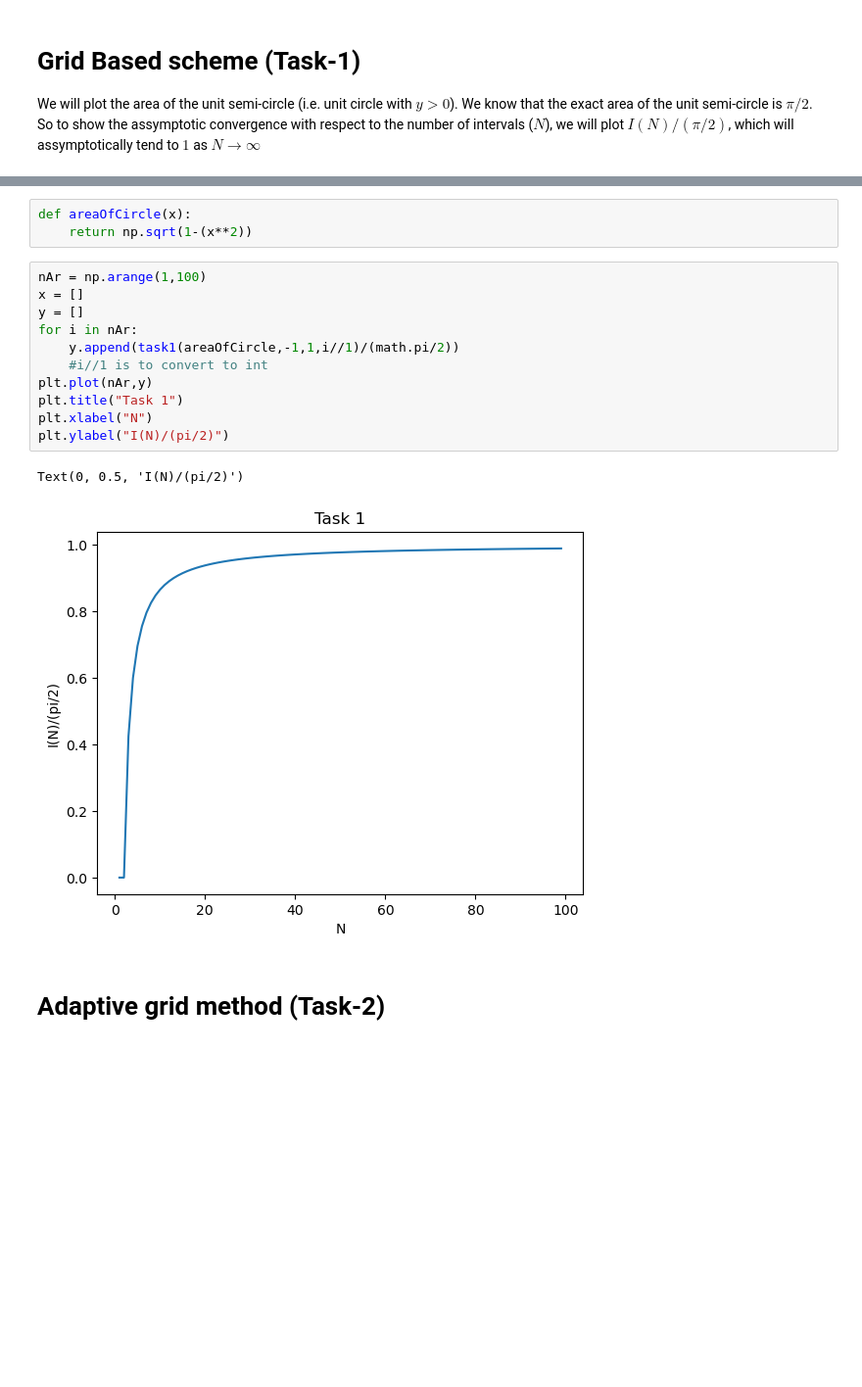
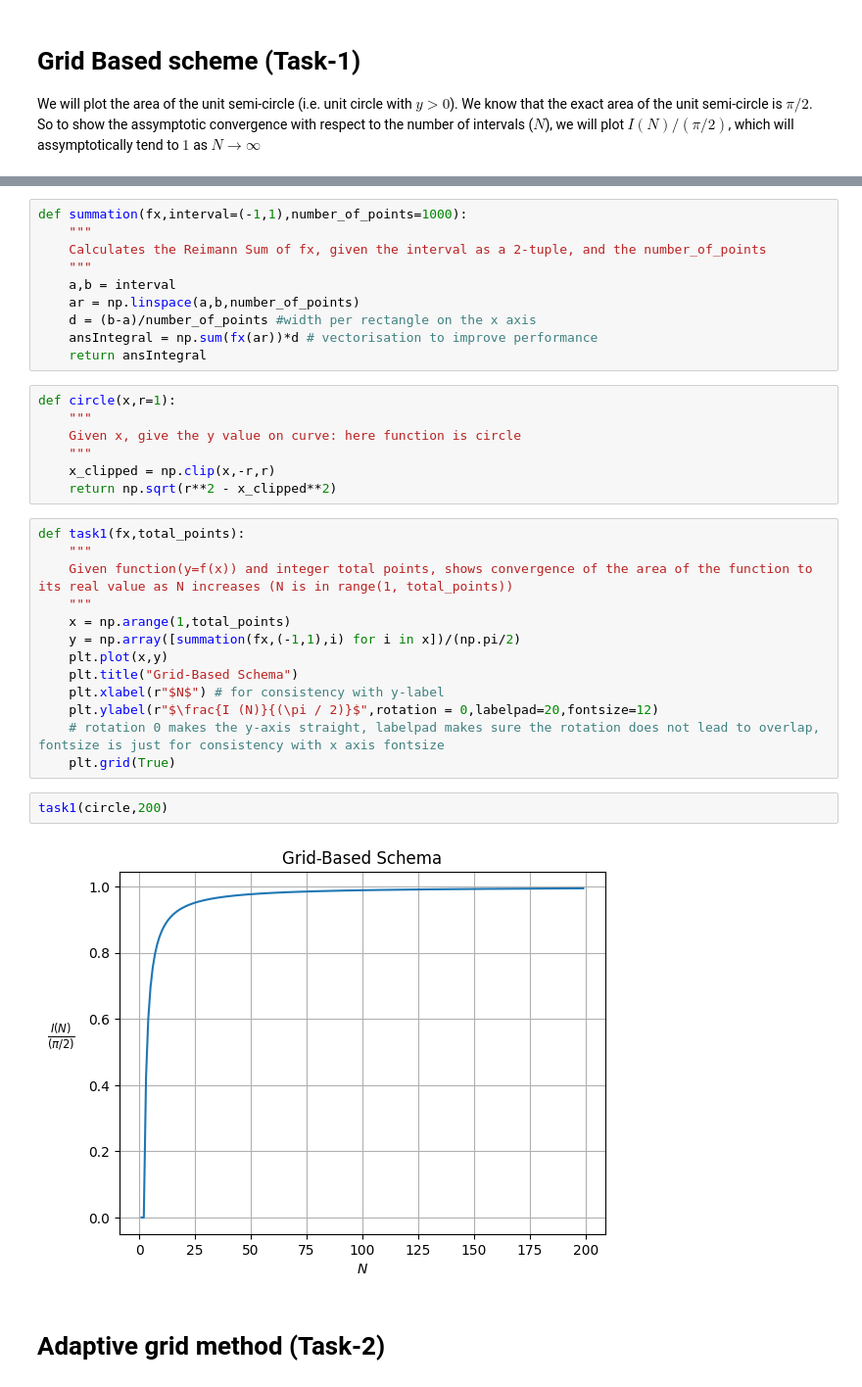
Before and after one commit to RaunakSeksaria/Computational-modelling-of-scientific-problems, a Jupyter notebook: integral_montecarlo/my_submission.ipynb, the cells around one changed output, grey strips where cells are left out. Shown: that part at 98% size. Cells and saved outputs as stored; diff of their text form; blank space fills up the shorter version.

```diff
--- a/integral_montecarlo/my_submission.ipynb
+++ b/integral_montecarlo/my_submission.ipynb
@@ -92,20 +83,37 @@ def task1(fx,a,b,numberOfPoints):
-# %%
-def areaOfCircle(x):
-    return np.sqrt(1-(x**2))
-# %%
-nAr = np.arange(1,100)
-x = []
-y = []
-for i in nAr:
-    y.append(task1(areaOfCircle,-1,1,i//1)/(math.pi/2))
-    #i//1 is to convert to int
-plt.plot(nAr,y)
-plt.title("Task 1")
-plt.xlabel("N")
-plt.ylabel("I(N)/(pi/2)")
-# %% [output]
-Text(0, 0.5, 'I(N)/(pi/2)')
-[figure, removed]
+# %%
+def summation(fx,interval=(-1,1),number_of_points=1000):
+    """
+    Calculates the Reimann Sum of fx, given the interval as a 2-tuple, and the number_of_points
+    """
+    a,b = interval
+    ar = np.linspace(a,b,number_of_points)
+    d = (b-a)/number_of_points #width per rectangle on the x axis
+    ansIntegral = np.sum(fx(ar))*d # vectorisation to improve performance
+    return ansIntegral
+# %%
+def circle(x,r=1):
+    """
+    Given x, give the y value on curve: here function is circle
+    """
+    x_clipped = np.clip(x,-r,r)
+    return np.sqrt(r**2 - x_clipped**2)
+# %%
+def task1(fx,total_points):
+    """
+    Given function(y=f(x)) and integer total points, shows convergence of the area of the function to its real value as N increases (N is in range(1, total_points))
+    """
+    x = np.arange(1,total_points)
+    y = np.array([summation(fx,(-1,1),i) for i in x])/(np.pi/2)
+    plt.plot(x,y)
+    plt.title("Grid-Based Schema")
+    plt.xlabel(r"$N$") # for consistency with y-label
+    plt.ylabel(r"$\frac{I (N)}{(\pi / 2)}$",rotation = 0,labelpad=20,fontsize=12)
+    # rotation 0 makes the y-axis straight, labelpad makes sure the rotation does not lead to overlap, fontsize is just for consistency with x axis fontsize
+    plt.grid(True)
+# %%
+task1(circle,200)
+# %% [output]
+[figure, added]
 # %% [markdown]
 # Adaptive grid method (Task-2)
 # %% [markdown]
```
Also changed, not shown: parts of 7 cells of this notebook.
